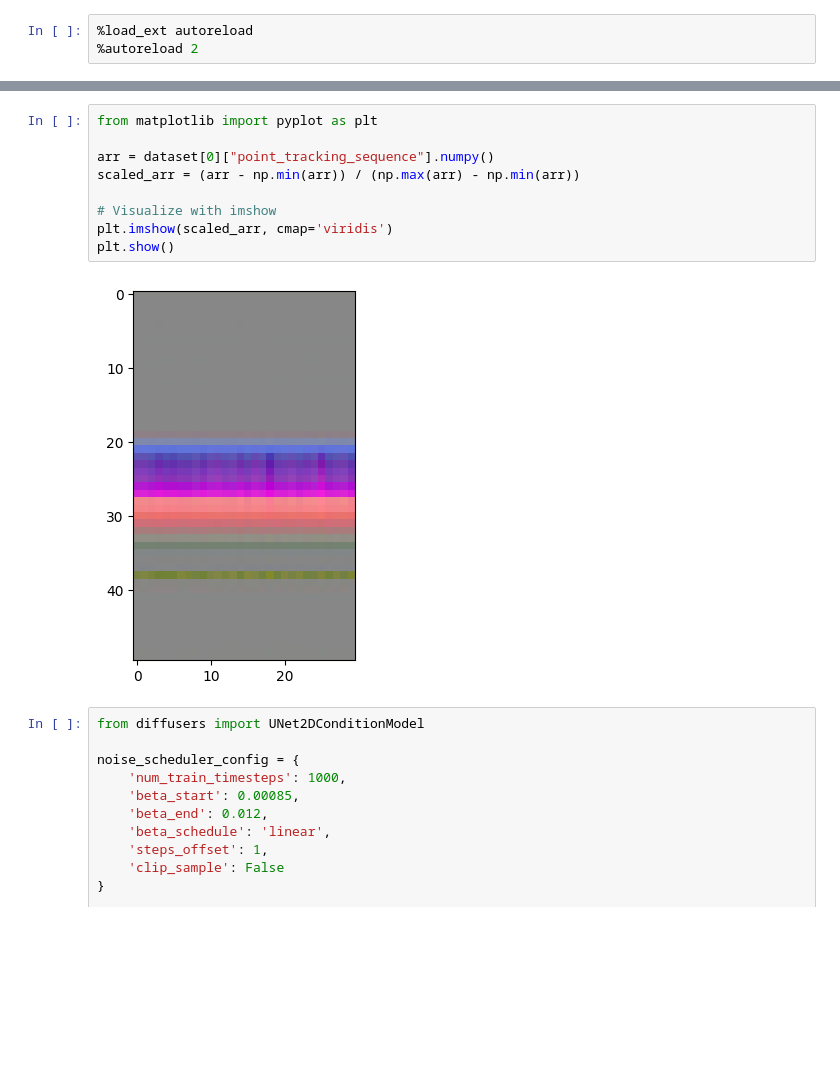
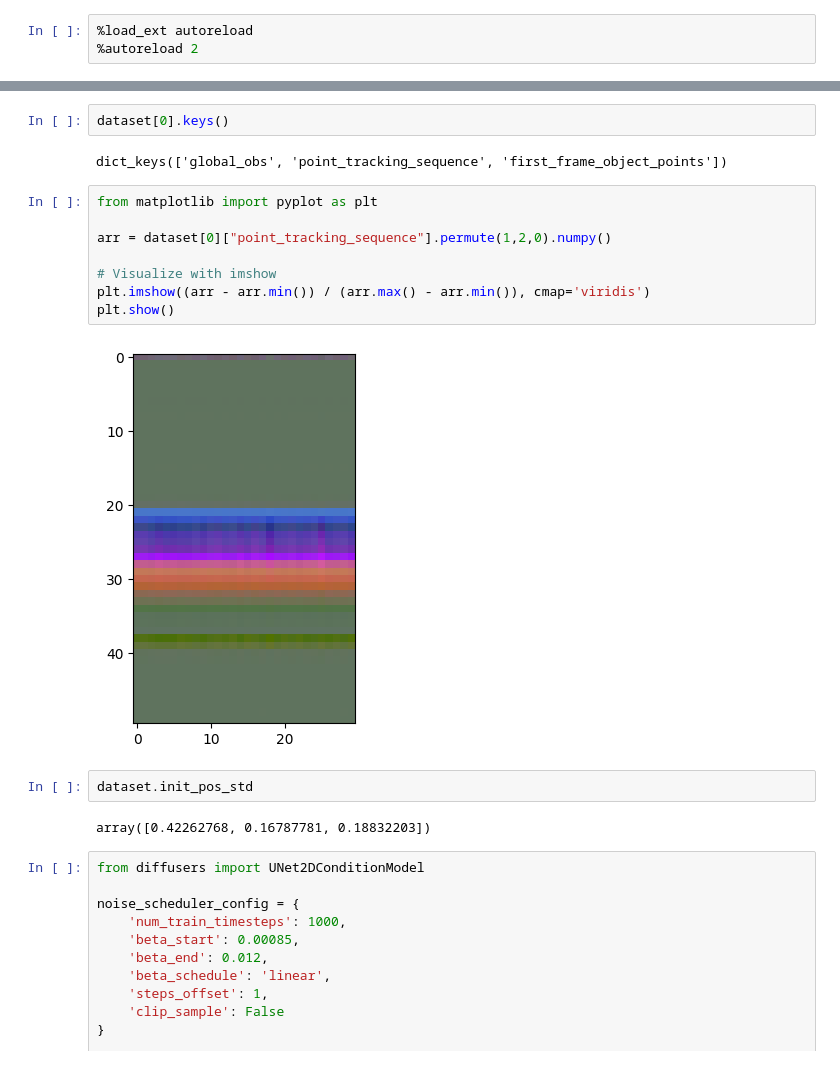
Before and after one commit to UCLA-Robot-Intelligence-Lab/pc2Flow2Act, a Jupyter notebook: notebooks/3d_flow_generation.ipynb, the cells around one changed output, grey strips where cells are left out. Cells and saved outputs as stored; diff of their text form; blank space fills up the shorter version.

```diff
--- a/notebooks/3d_flow_generation.ipynb
+++ b/notebooks/3d_flow_generation.ipynb
@@ -34,14 +34,21 @@ torch.Size([50, 30, 3])
+# %%
+dataset[0].keys()
+# %% [output]
+dict_keys(['global_obs', 'point_tracking_sequence', 'first_frame_object_points'])
 # %%
 from matplotlib import pyplot as plt
 
-arr = dataset[0]["point_tracking_sequence"].numpy()
-scaled_arr = (arr - np.min(arr)) / (np.max(arr) - np.min(arr))
+arr = dataset[0]["point_tracking_sequence"].permute(1,2,0).numpy()
 
 # Visualize with imshow
-plt.imshow(scaled_arr, cmap='viridis')
+plt.imshow((arr - arr.min()) / (arr.max() - arr.min()), cmap='viridis')
 plt.show()
 # %% [output]
-[figure, old version]
+[figure, new version]
+# %%
+dataset.init_pos_std
+# %% [output]
+array([0.42262768, 0.16787781, 0.18832203])
 # %%
 from diffusers import UNet2DConditionModel
 
```
Also changed, not shown: parts of 6 cells of this notebook, 11 other files.
